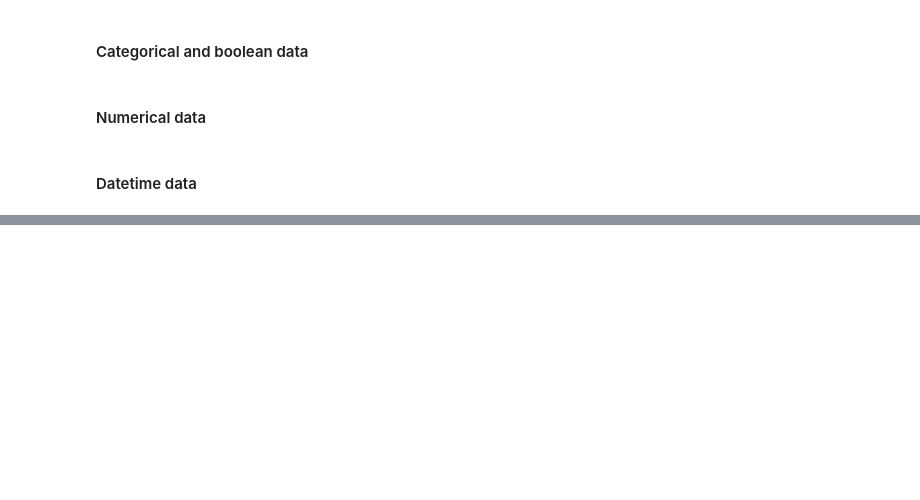
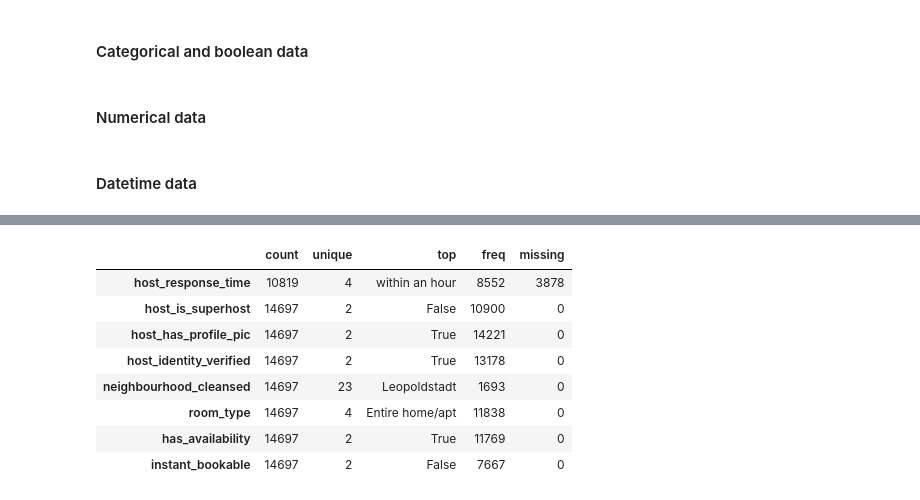
Before and after one commit to Beacon6/airbnb-vienna, a Jupyter notebook: vienna.ipynb, the cells around one changed output, grey strips where cells are left out. Cells and saved outputs as stored; diff of their text form; code cells hidden in the pictures; blank space fills up the shorter version.

```diff
--- a/vienna.ipynb
+++ b/vienna.ipynb
@@ -100,0 +166,25 @@ for x in dates:
+# %%
+categorical_data = [
+    'host_response_time',
+    'host_is_superhost',
+    'host_has_profile_pic',
+    'host_identity_verified',
+    'neighbourhood_cleansed',
+    'room_type',
+    'has_availability',
+    'instant_bookable'
+]
+# %%
+summary_categorical = df[categorical_data].describe().round(2).T
+summary_categorical['missing'] = df.count().max() - summary_categorical['count']
+summary_categorical
+# %% [output]
+|  | count | unique | top | freq | missing |
+| host_response_time | 10819 | 4 | within an hour | 8552 | 3878 |
+| host_is_superhost | 14697 | 2 | False | 10900 | 0 |
+| host_has_profile_pic | 14697 | 2 | True | 14221 | 0 |
+| host_identity_verified | 14697 | 2 | True | 13178 | 0 |
+| neighbourhood_cleansed | 14697 | 23 | Leopoldstadt | 1693 | 0 |
+| room_type | 14697 | 4 | Entire home/apt | 11838 | 0 |
+| has_availability | 14697 | 2 | True | 11769 | 0 |
+| instant_bookable | 14697 | 2 | False | 7667 | 0 |
```
Also changed, not shown: parts of 8 cells of this notebook.
